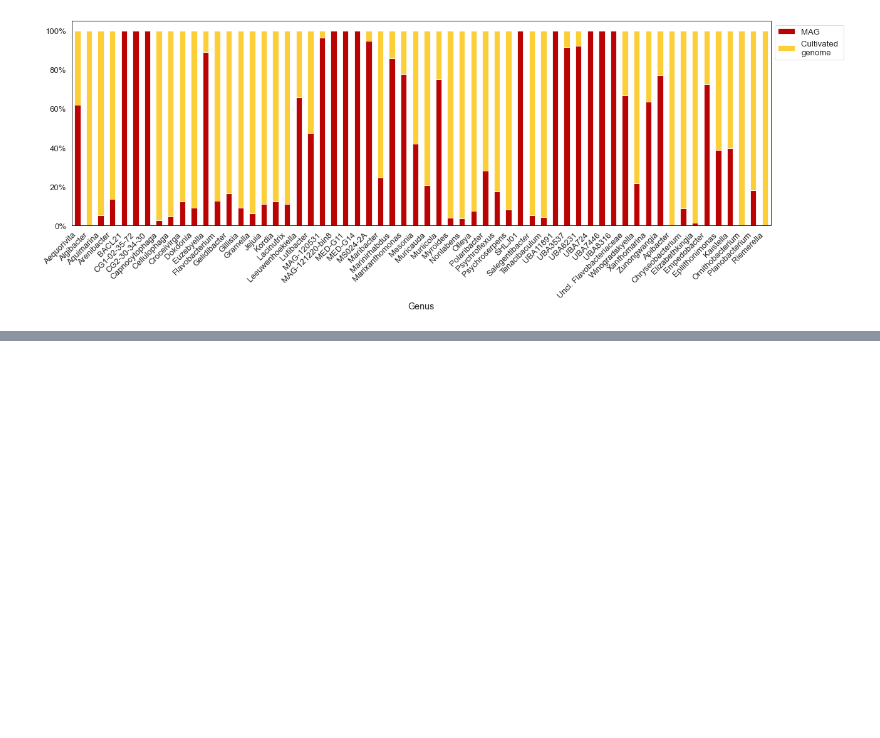
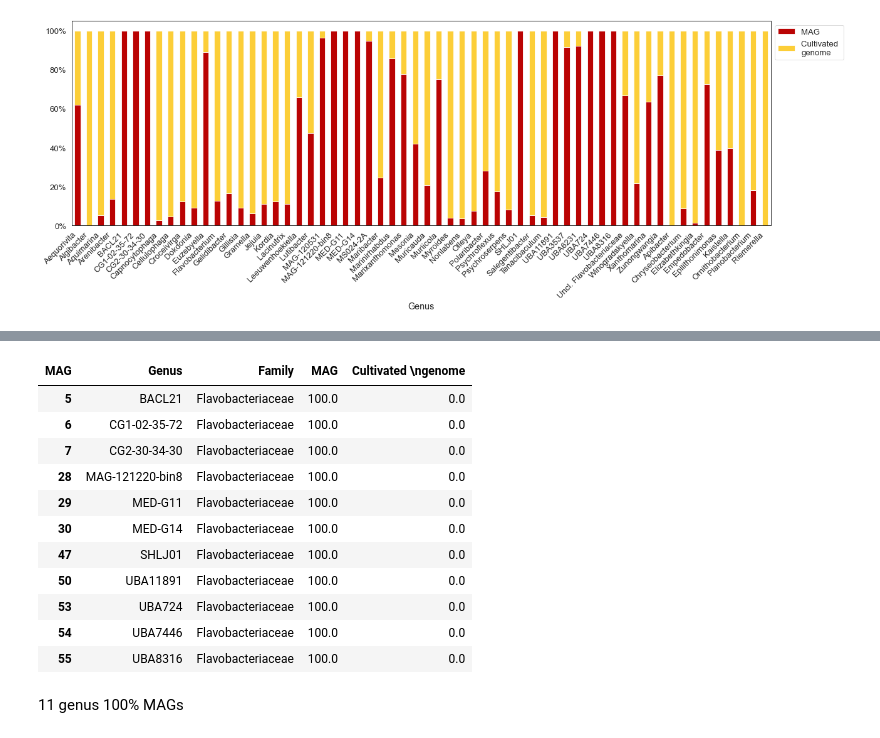
Before and after one commit to sandragodinhosilva/flavobacteriaceae_project, a Jupyter notebook: 4_Figures/F1/F1.ipynb, the cells around one changed output, grey strips where cells are left out. Cells and saved outputs as stored; diff of their text form; code cells hidden in the pictures; blank space fills up the shorter version.

```diff
--- a/4_Figures/F1/F1.ipynb
+++ b/4_Figures/F1/F1.ipynb
@@ -370,0 +391,17 @@ fig.savefig("Distribution_regarding_genome_assembly.pdf", dpi=300, bbox_inches='
+# %%
+dataset_reduced3[dataset_reduced3["Cultivated \ngenome"] <= 0]
+# %% [output]
+| MAG | Genus | Family | MAG | Cultivated \ngenome |
+| 5 | BACL21 | Flavobacteriaceae | 100.0 | 0.0 |
+| 6 | CG1-02-35-72 | Flavobacteriaceae | 100.0 | 0.0 |
+| 7 | CG2-30-34-30 | Flavobacteriaceae | 100.0 | 0.0 |
+| 28 | MAG-121220-bin8 | Flavobacteriaceae | 100.0 | 0.0 |
+| 29 | MED-G11 | Flavobacteriaceae | 100.0 | 0.0 |
+| 30 | MED-G14 | Flavobacteriaceae | 100.0 | 0.0 |
+| 47 | SHLJ01 | Flavobacteriaceae | 100.0 | 0.0 |
+| 50 | UBA11891 | Flavobacteriaceae | 100.0 | 0.0 |
+| 53 | UBA724 | Flavobacteriaceae | 100.0 | 0.0 |
+| 54 | UBA7446 | Flavobacteriaceae | 100.0 | 0.0 |
+| 55 | UBA8316 | Flavobacteriaceae | 100.0 | 0.0 |
+# %% [markdown]
+11 genus 100% MAGs
```
Also changed, not shown: parts of 1 cell of this notebook, 42 other files.
